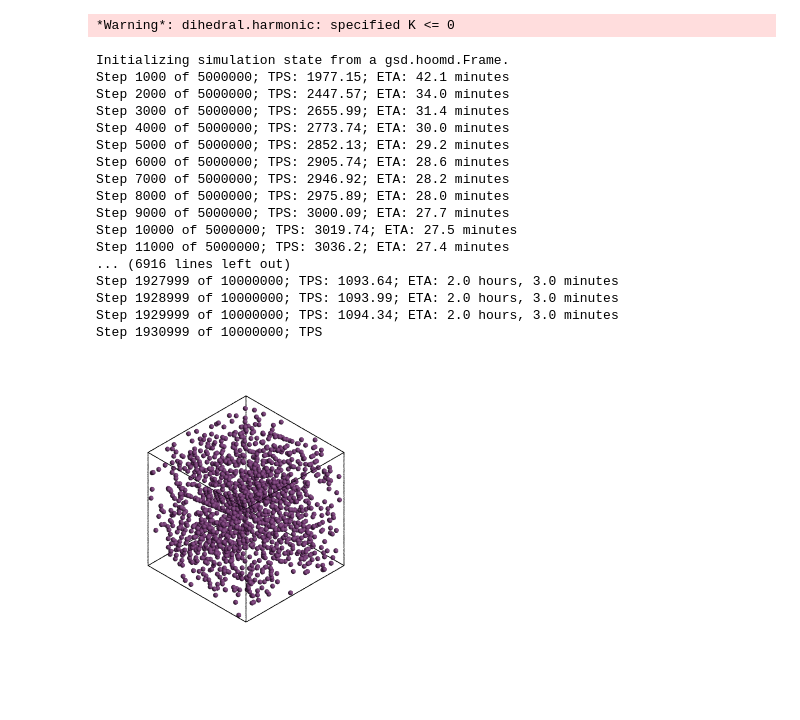
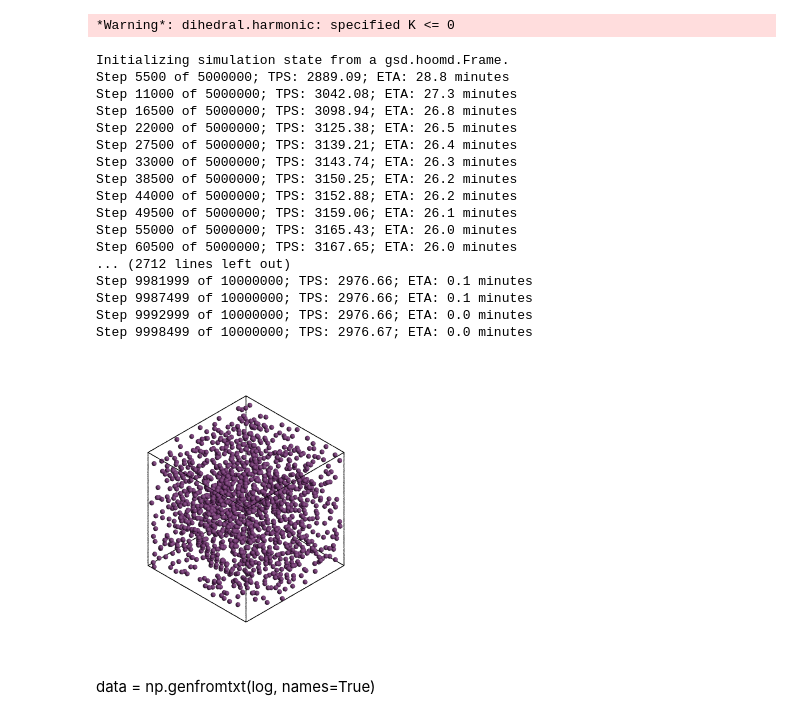
Before and after one commit to eridanirojas/mxene, a Jupyter notebook: example/sim_with_shrink.ipynb, the cells around one changed output. Cells and saved outputs as stored; diff of their text form; code cells hidden in the pictures; blank space fills up the shorter version.

```diff
--- a/example/sim_with_shrink.ipynb
+++ b/example/sim_with_shrink.ipynb
@@ -75,51 +75,51 @@ target_box = get_target_box_number_density(density=final_dens*u.Unit("nm**-3"),n
 # WCA = 2.0 **1/6, kT = 3.0, needs thousand chains, maybe 10-12 flakes. large system, need lots of steps. 5e6 probably good.
 ff = BeadSpring(
     r_cut=2**(1/6),
     beads={
         "A": dict(epsilon=1.0, sigma=1.0),  # chains
         "F": dict(epsilon=1.0, sigma=1.0),  # flakes
     },
     bonds={
         "F-F": dict(r0=1.0, k=1000),
         "A-A": dict(r0=1.0, k=1000.0),  # increased k to avoid chain collapse
     },
     angles={
         "A-A-A": dict(t0=2* np.pi / 3., k=100.0),   # moderate stiffness for chains
         "F-F-F": dict(t0=2 * np.pi / 3., k=5000),
     },
     dihedrals={
         "A-A-A-A": dict(phi0=0.0, k=0, d=-1, n=2), #need to turn this on later, messed up with straight chains
         "F-F-F-F": dict(phi0=0.0, k=500, d=-1, n=2),
     }
 )
 dt = 0.0005
-kT = 6
-gsd = f"{N_chains}_10mer10f_{dt}dt_{kT}kT_1e7.gsd"
-log = f"{N_chains}_10mer10f_{dt}dt_{kT}kT_1e7.txt"
-sim = Simulation(initial_state=system.hoomd_snapshot, forcefield=ff.hoomd_forces, device=cpu, dt = dt, gsd_write_freq=int(1000), log_file_name = log, gsd_file_name = gsd)
+kT = 1
+gsd = f"{N_chains}_10mer10f_{dt}dt_{kT}kT_1e7_freq10k.gsd"
+log = f"{N_chains}_10mer10f_{dt}dt_{kT}kT_1e7_freq10k.txt"
+sim = Simulation(initial_state=system.hoomd_snapshot, forcefield=ff.hoomd_forces, device=cpu, dt = dt, gsd_write_freq=int(10000), log_file_name = log, gsd_file_name = gsd)
 #sim.run_update_volume(final_box_lengths=[(1500/0.8)**1/3, (1500/0.8)**1/3, (1500/0.8)**1/3], kT=6.0, n_steps=5e6,tau_kt=100*sim.dt,period=10,thermalize_particles=True)
 sim.run_update_volume(final_box_lengths=target_box, kT=6.0, n_steps=5e6,tau_kt=100*sim.dt,period=10,thermalize_particles=True)
 sim.run_NVT(n_steps=1e7, kT=kT, tau_kt=dt*100)
 sim.flush_writers()
 sim_visualizer = FresnelGSD(gsd_file=gsd, frame=-1, view_axis=(1, 1, 1))
 sim_visualizer.view()
 # %% [output]
 *Warning*: dihedral.harmonic: specified K <= 0
 Initializing simulation state from a gsd.hoomd.Frame.
-Step 1000 of 5000000; TPS: 1977.15; ETA: 42.1 minutes
-Step 2000 of 5000000; TPS: 2447.57; ETA: 34.0 minutes
-Step 3000 of 5000000; TPS: 2655.99; ETA: 31.4 minutes
-Step 4000 of 5000000; TPS: 2773.74; ETA: 30.0 minutes
-Step 5000 of 5000000; TPS: 2852.13; ETA: 29.2 minutes
-Step 6000 of 5000000; TPS: 2905.74; ETA: 28.6 minutes
-Step 7000 of 5000000; TPS: 2946.92; ETA: 28.2 minutes
-Step 8000 of 5000000; TPS: 2975.89; ETA: 28.0 minutes
-Step 9000 of 5000000; TPS: 3000.09; ETA: 27.7 minutes
-Step 10000 of 5000000; TPS: 3019.74; ETA: 27.5 minutes
-Step 11000 of 5000000; TPS: 3036.2; ETA: 27.4 minutes
-... (6916 lines left out)
-Step 1927999 of 10000000; TPS: 1093.64; ETA: 2.0 hours, 3.0 minutes
-Step 1928999 of 10000000; TPS: 1093.99; ETA: 2.0 hours, 3.0 minutes
-Step 1929999 of 10000000; TPS: 1094.34; ETA: 2.0 hours, 3.0 minutes
-Step 1930999 of 10000000; TPS
+Step 5500 of 5000000; TPS: 2889.09; ETA: 28.8 minutes
+Step 11000 of 5000000; TPS: 3042.08; ETA: 27.3 minutes
+Step 16500 of 5000000; TPS: 3098.94; ETA: 26.8 minutes
+Step 22000 of 5000000; TPS: 3125.38; ETA: 26.5 minutes
+Step 27500 of 5000000; TPS: 3139.21; ETA: 26.4 minutes
+Step 33000 of 5000000; TPS: 3143.74; ETA: 26.3 minutes
+Step 38500 of 5000000; TPS: 3150.25; ETA: 26.2 minutes
+Step 44000 of 5000000; TPS: 3152.88; ETA: 26.2 minutes
+Step 49500 of 5000000; TPS: 3159.06; ETA: 26.1 minutes
+Step 55000 of 5000000; TPS: 3165.43; ETA: 26.0 minutes
+Step 60500 of 5000000; TPS: 3167.65; ETA: 26.0 minutes
+... (2712 lines left out)
+Step 9981999 of 10000000; TPS: 2976.66; ETA: 0.1 minutes
+Step 9987499 of 10000000; TPS: 2976.66; ETA: 0.1 minutes
+Step 9992999 of 10000000; TPS: 2976.66; ETA: 0.0 minutes
+Step 9998499 of 10000000; TPS: 2976.67; ETA: 0.0 minutes
-[figure, old version]
+[figure, new version]
@@ -128,3 +126,5 @@ data = np.genfromtxt(log, names=True)
+# %% [markdown]
+data = np.genfromtxt(log, names=True)
 # %%
 N.append(N_chains)
 # %%
```
Also changed, not shown: parts of 1 cell of this notebook, 1 other file.
